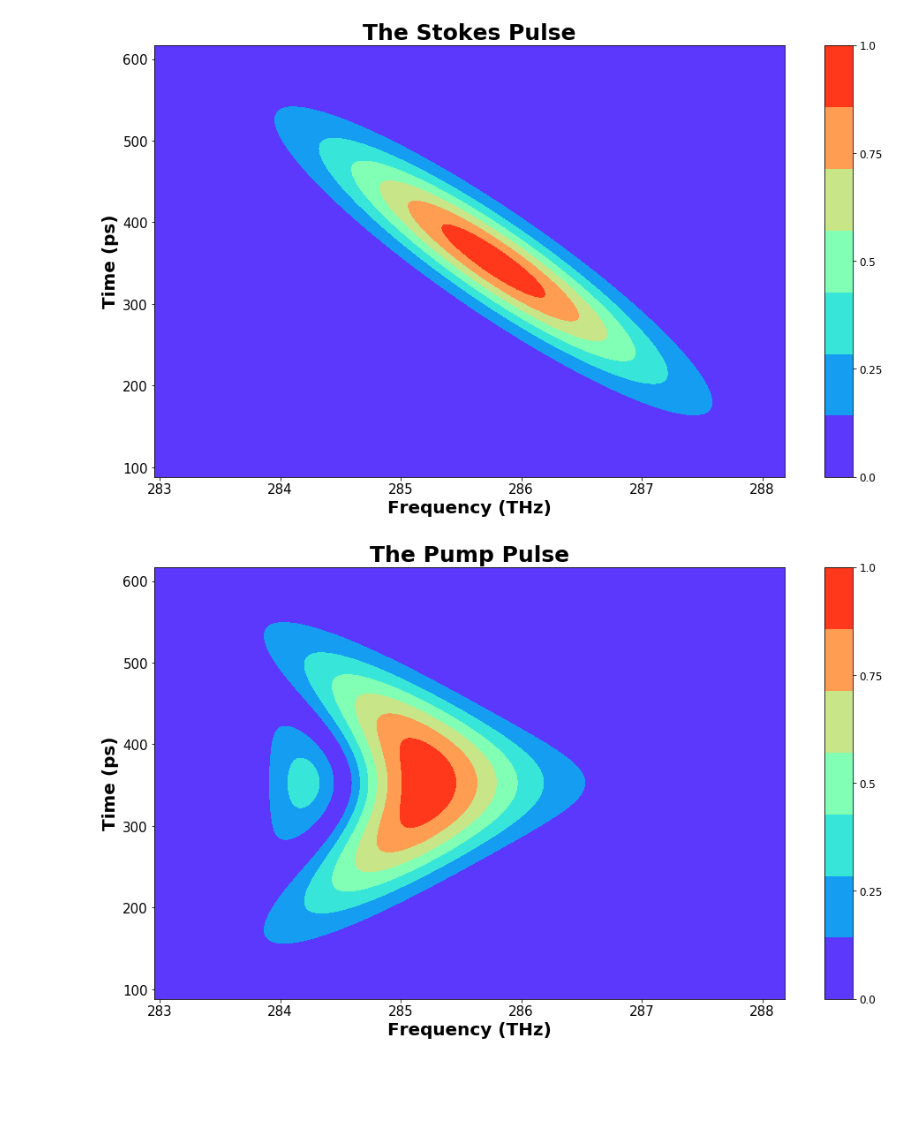
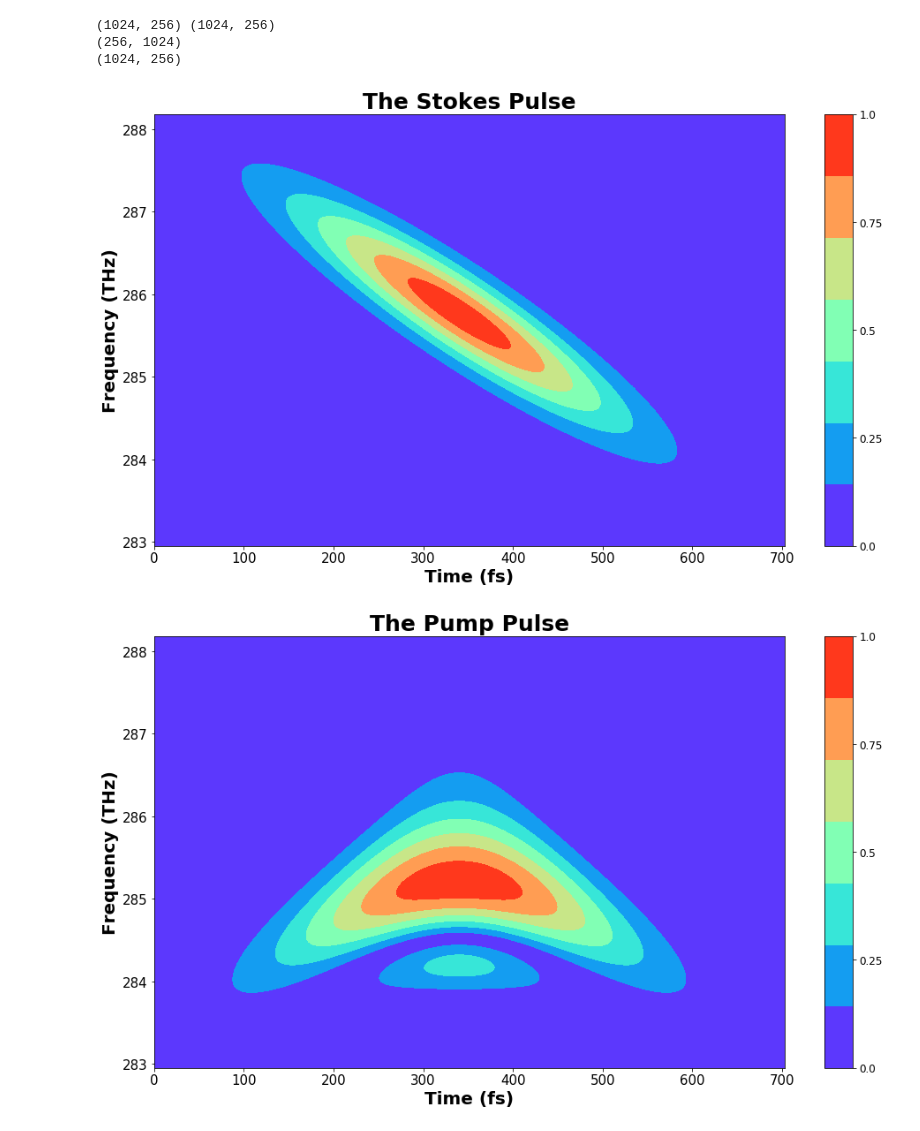
Before and after one commit to alexliu328/bullox_wigner_plot, a Jupyter notebook: Wignercontour.ipynb, the cells around one changed output. Saved outputs shown, nothing was run; the diff lists cells and outputs as text; code cells hidden in the pictures; blank space fills up the shorter version.

Commit message:
Made all the contour plots, t-f axis fixed

```diff
--- a/Wignercontour.ipynb
+++ b/Wignercontour.ipynb
@@ -49,19 +49,27 @@ for time in times:
 #print(maxout)
 #print(output_signal.index(max(output_signal)))
 output_signal = np.reshape(np.array(output_signal)/maxout, (t_tot_num, boundary))
-freq, tim = np.meshgrid(freq, tim)
+#freq, tim = np.meshgrid(freq, tim)
+
+tim,freq = np.meshgrid(tim,freq)
+
+output_signal = output_signal.transpose()
+# %% [output]
+(1024, 256) (1024, 256)
+(256, 1024)
+(1024, 256)
 # %%
 import numpy as np
 import matplotlib.pyplot as plt
 from mpl_toolkits.mplot3d import Axes3D
 fig = plt.figure(figsize=(16,9))
-plt.xticks(np.arange(10.178,30,3.822), (283,284,285,286,287,288))
-plt.yticks(np.linspace(0,79.38,8), (0,100,200,300,400,500,600,700))
-plt.xlim((10,30))
-plt.ylim((10,70))
-surf = plt.contourf(freq,tim,output_signal, cmap=plt.get_cmap('rainbow'))
-plt.xlabel('Frequency (THz)', fontsize = 20,weight = 'semibold')
-plt.ylabel('Time (ps)', fontsize = 20,weight = 'semibold')
+plt.yticks(np.arange(10.178,30,3.822), (283,284,285,286,287,288))
+plt.xticks(np.linspace(10,71.73,8), (0,100,200,300,400,500,600,700))
+plt.ylim((10,30))
+plt.xlim((10,72))
+surf = plt.contourf(tim,freq,output_signal, cmap=plt.get_cmap('rainbow'))
+plt.ylabel('Frequency (THz)', fontsize = 20,weight = 'semibold')
+plt.xlabel('Time (fs)', fontsize = 20,weight = 'semibold')
 plt.title("The Stokes Pulse",fontsize = 25,weight = 'bold')
 ax = plt.gca()
 for label in ax.get_xticklabels() + ax.get_yticklabels():
@@ -71,9 +79,9 @@ cbar = fig.colorbar(surf, ticks=np.linspace(0,1.05,5), shrink=1, aspect=15)
 cbar.ax.set_yticklabels(np.linspace(0,1,5),fontsize = 12)
 
 
-plt.savefig('wignerstokes.pdf')
+plt.savefig('wignerstokes.pdf');
 # %% [output]
-[figure, old version]
+[figure, new version]
 # %%
 def pulse_p(t):
     import scipy as sp
@@ -129,31 +137,33 @@ for time in times:
 #print(output_signal.index(max(output_signal)))
 maxout = max(output_signal)
 output_signal = np.reshape(np.array(output_signal)/maxout, (t_tot_num, boundary))
-freq, tim = np.meshgrid(freq, tim)
+tim,freq = np.meshgrid(tim,freq)
+
+output_signal = output_signal.transpose()
 # %%
 import numpy as np
 import matplotlib.pyplot as plt
 from mpl_toolkits.mplot3d import Axes3D
 fig = plt.figure(figsize=(16,9))
-plt.xticks(np.arange(10.178,30,3.822), (283,284,285,286,287,288))
-plt.yticks(np.linspace(0,79.38,8), (0,100,200,300,400,500,600,700))
-plt.xlim((10,30))
-plt.ylim((10,70))
-surf = plt.contourf(freq,tim,output_signal, cmap=plt.get_cmap('rainbow'))
-plt.xlabel('Frequency (THz)', fontsize = 20,weight = 'semibold')
-plt.ylabel('Time (ps)', fontsize = 20,weight = 'semibold')
+plt.yticks(np.arange(10.178,30,3.822), (283,284,285,286,287,288))
+plt.xticks(np.linspace(10,71.73,8), (0,100,200,300,400,500,600,700))
+plt.ylim((10,30))
+plt.xlim((10,72))
+surf = plt.contourf(tim,freq,output_signal, cmap=plt.get_cmap('rainbow'))
+plt.ylabel('Frequency (THz)', fontsize = 20,weight = 'semibold')
+plt.xlabel('Time (fs)', fontsize = 20,weight = 'semibold')
 plt.title("The Pump Pulse",fontsize = 25,weight = 'bold')
 ax = plt.gca()
 for label in ax.get_xticklabels() + ax.get_yticklabels():
     label.set_fontsize(15)
 
 cbar = fig.colorbar(surf, ticks=np.linspace(0,1.05,5), shrink=1, aspect=15)
 cbar.ax.set_yticklabels(np.linspace(0,1,5),fontsize = 12)
 
 
-plt.savefig('wignerpump.pdf')
+plt.savefig('wignerpump.pdf');
 # %% [output]
-[figure, old version]
+[figure, new version]
 # %%
 def pulse_pr(t):
     import scipy as sp
```
Also changed, not shown: parts of 3 cells of this notebook, 4 other files.
